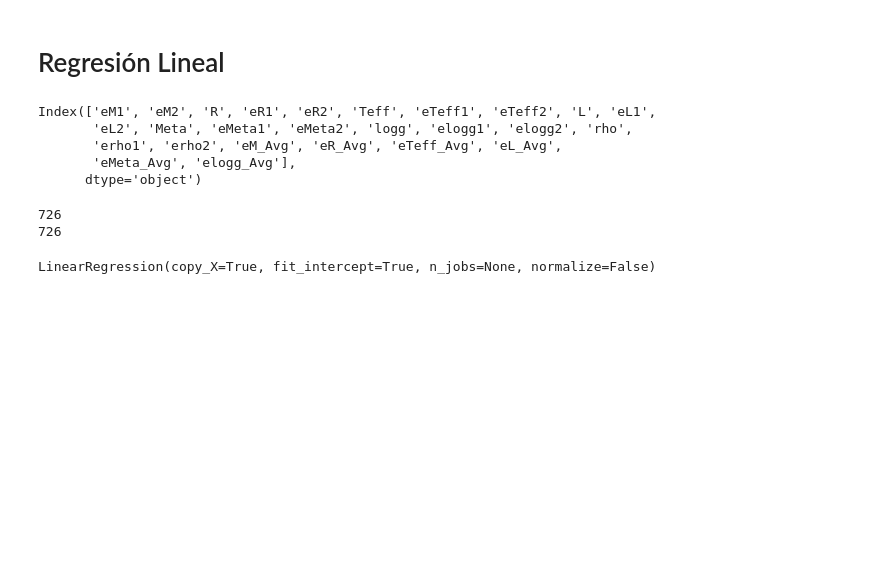
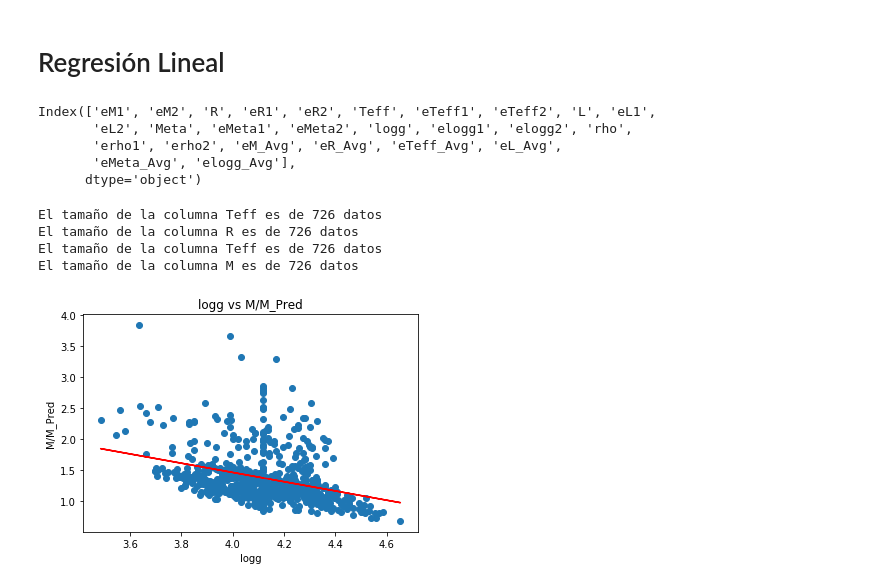
Before and after one commit to fmezacr/STELLAR, a Jupyter notebook: FASE_2/DATA/Datos Estelares.ipynb, the cells around one changed output. Drawn from its saved outputs; the diff is of its cells as text; code cells hidden in the pictures; blank space fills up the shorter version.

```diff
--- a/FASE_2/DATA/Datos Estelares.ipynb
+++ b/FASE_2/DATA/Datos Estelares.ipynb
@@ -379,15 +380,3 @@ Index(['eM1', 'eM2', 'R', 'eR1', 'eR2', 'Teff', 'eTeff1', 'eTeff2', 'L', 'eL1',
        'erho1', 'erho2', 'eM_Avg', 'eR_Avg', 'eTeff_Avg', 'eL_Avg',
        'eMeta_Avg', 'elogg_Avg'],
       dtype='object')
-# %%
-X_Teff = stars_mean_DS2[["Teff"]].to_numpy()
-Y_M = stars_mean_DS2[["M"]].to_numpy()
-print(len(Y_M))
-print(len(X_Teff))
-# %% [output]
-726
-726
-# %%
-model.fit(X_Teff, Y_M)
-# %% [output]
-LinearRegression(copy_X=True, fit_intercept=True, n_jobs=None, normalize=False)
@@ -395,0 +383,37 @@ y_pred_M = model.predict(X_Teff)
+# %%
+#Se procede a hacer fit de alunos features tomando como salida la Masa
+#Se utiliza el set de datos con el que se completaron los NaN con el promedio de su columna
+
+#Se extraen los valores Xs del set de datos en arreglos que se van a utilizar en el modelo
+X_logg = stars_mean_DS2[["logg"]].to_numpy()
+X_R = stars_mean_DS2[["R"]].to_numpy()
+X_Teff = stars_mean_DS2[["Teff"]].to_numpy()
+
+#Se extraen los valores Ys para ser aproximados porsteriormente
+Y_M = stars_mean_DS2[["M"]].to_numpy()
+
+print("El tamaño de la columna Teff es de", len(X_logg), "datos")
+print("El tamaño de la columna R es de", len(X_R), "datos")
+print("El tamaño de la columna Teff es de", len(X_Teff), "datos")
+print("El tamaño de la columna M es de", len(Y_M), "datos")
+
+#Con esto se busca probar que tenemos la misma cantidad de datos para cada columna a analizar
+# %% [output]
+El tamaño de la columna Teff es de 726 datos
+El tamaño de la columna R es de 726 datos
+El tamaño de la columna Teff es de 726 datos
+El tamaño de la columna M es de 726 datos
+# %%
+model_logg = model.fit(X_logg, Y_M)
+#Se generan las salidas predecidas de M con respecto a cada X
+
+y_pred_logg = model_logg.predict(X_logg)
+# %%
+plt.title("logg vs M/M_Pred")
+plt.xlabel('logg')
+plt.ylabel('M/M_Pred')
+plt.scatter(X_logg, Y_M)
+plt.plot(X_logg, y_pred_logg, color='red')
+plt.show()
+# %% [output]
+[figure, added]
```
Also changed, not shown: parts of 7 cells of this notebook.
